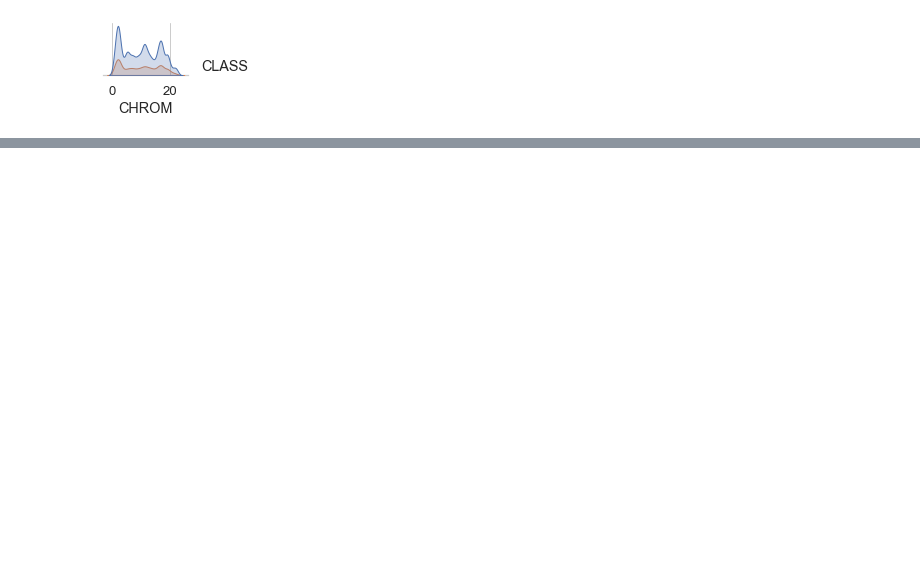
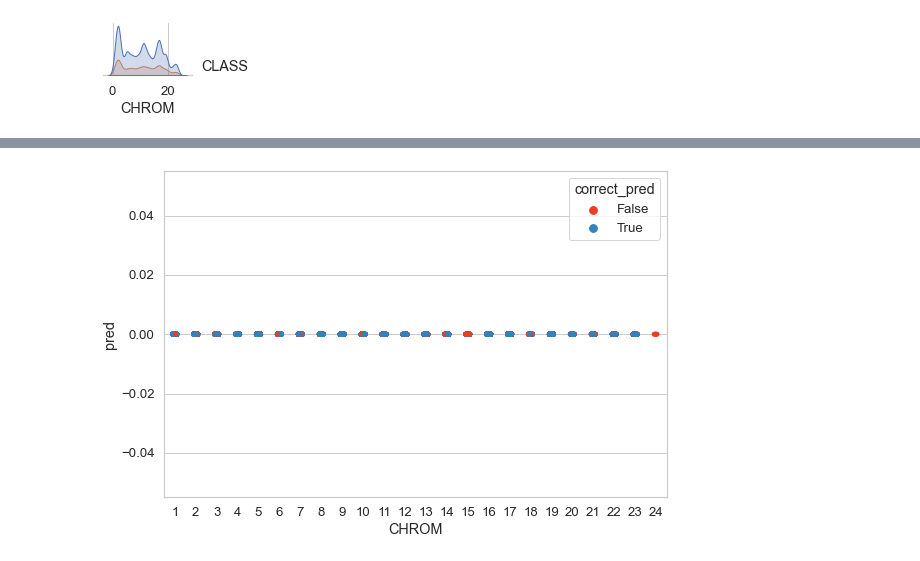
Before and after one commit to nkinnaird/GeneticVariantClassification, a Jupyter notebook: code/initialEDA.ipynb, the cells around one changed output, grey strips where cells are left out. Drawn from its saved outputs; the diff is of its cells as text; code cells hidden in the pictures; blank space fills up the shorter version.

```diff
--- a/code/initialEDA.ipynb
+++ b/code/initialEDA.ipynb
@@ -106,0 +113,5 @@ sns.pairplot(df_train, corner=True, height=1.5, plot_kws={'size': 3}, hue='CLASS
+# %%
+lm_1 = LogisticRegression(solver='newton-cg',  # For comparison, use the same solver as statsmodels default
+                          C=100000)  # No regularization
+
+lm_1.fit(df_train[['CHROM']], df_train['CLASS'])
@@ -106,0 +126,5 @@ sns.pairplot(df_train, corner=True, height=1.5, plot_kws={'size': 3}, hue='CLASS
+# %%
+df_eval = df_test.copy()
+df_eval['pred'] = lm_1.predict(df_test[['CHROM']])
+df_eval.loc[:, 'pred'] = df_eval['pred'].astype('category')
+df_eval['correct_pred'] = df_eval['pred'] == df_eval['CLASS']
@@ -106,0 +149,8 @@ sns.pairplot(df_train, corner=True, height=1.5, plot_kws={'size': 3}, hue='CLASS
+# %%
+sns.stripplot(data=df_eval,
+              x='CHROM',
+              y='pred',
+              hue='correct_pred',
+              palette={False: '#f03b20', True: '#3182bd'});
+# %% [output]
+[figure, added]
```
Also changed, not shown: parts of 8 cells of this notebook.
